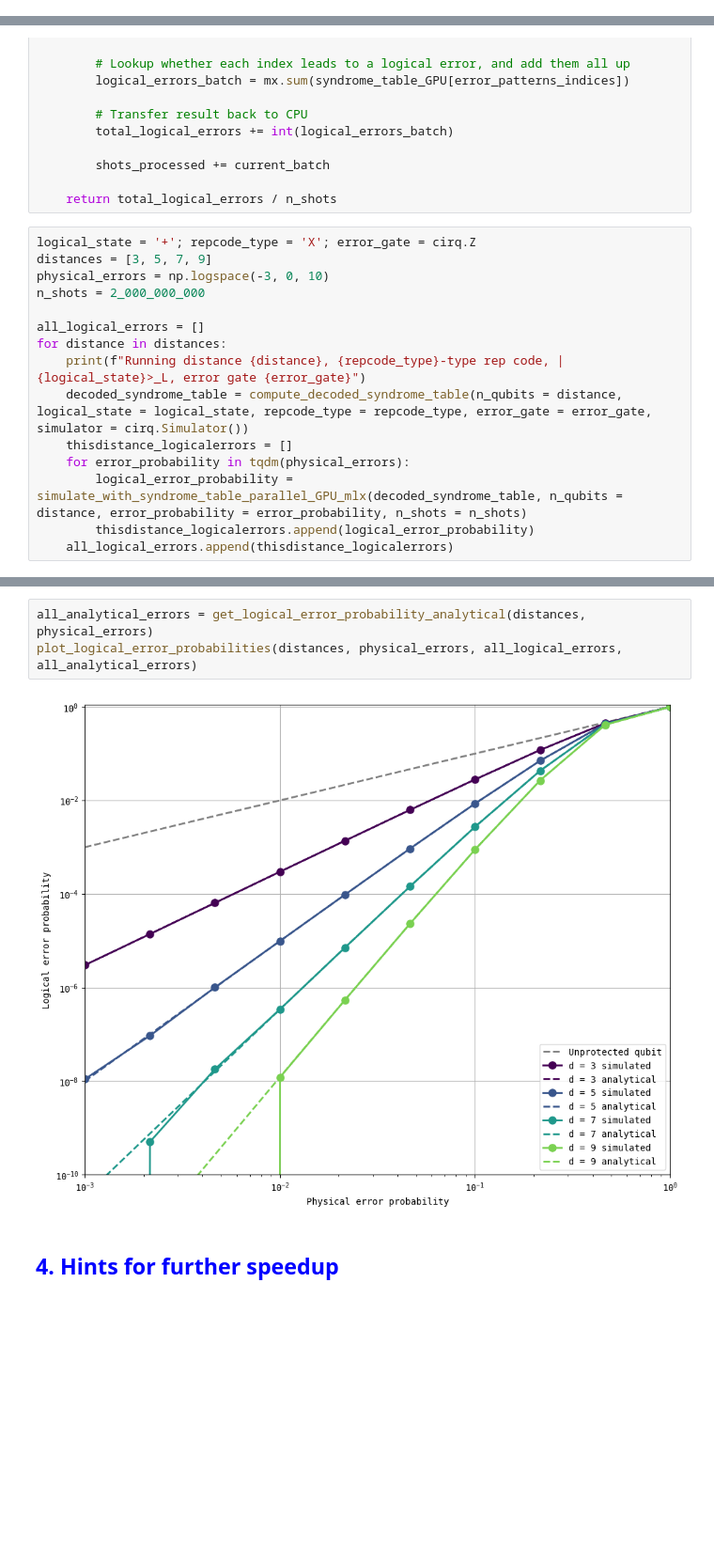
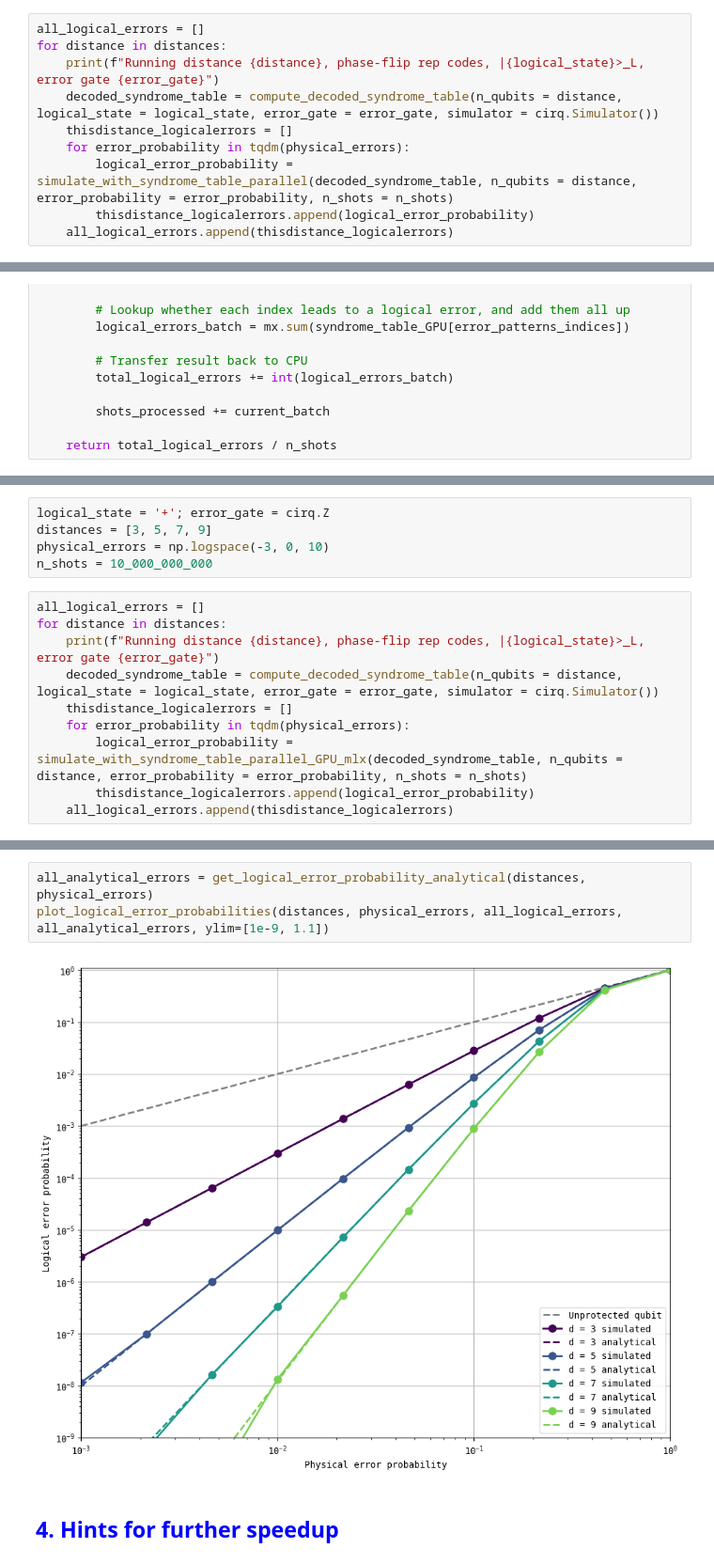
Before and after one commit to seunomonije/deltakit-textbook, a Jupyter notebook: docs/notebooks/ch2-classical-to-quantum-repcodes/running-faster-circuit-simulations.ipynb, the cells around one changed output, grey strips where cells are left out. Shown at 94% size. Drawn from its saved outputs; the diff is of its cells as text; blank space fills up the shorter version.

```diff
--- a/docs/notebooks/ch2-classical-to-quantum-repcodes/running-faster-circuit-simulations.ipynb
+++ b/docs/notebooks/ch2-classical-to-quantum-repcodes/running-faster-circuit-simulations.ipynb
@@ -369,0 +360,10 @@ Getting syndromes for all possible error locations in distance 3 X-type rep code
+# %%
+all_logical_errors = []
+for distance in distances:
+    print(f"Running distance {distance}, phase-flip rep codes, |{logical_state}>_L, error gate {error_gate}")
+    decoded_syndrome_table = compute_decoded_syndrome_table(n_qubits = distance, logical_state = logical_state, error_gate = error_gate, simulator = cirq.Simulator())
+    thisdistance_logicalerrors = []
+    for error_probability in tqdm(physical_errors):
+        logical_error_probability = simulate_with_syndrome_table_parallel(decoded_syndrome_table, n_qubits = distance, error_probability = error_probability, n_shots = n_shots)
+        thisdistance_logicalerrors.append(logical_error_probability)
+    all_logical_errors.append(thisdistance_logicalerrors)
@@ -435,18 +439,3 @@ def simulate_with_syndrome_table_parallel_GPU_mlx(decoded_syndrome_table, n_qubi
         shots_processed += current_batch
 
     return total_logical_errors / n_shots
-# %%
-logical_state = '+'; repcode_type = 'X'; error_gate = cirq.Z
-distances = [3, 5, 7, 9]
-physical_errors = np.logspace(-3, 0, 10)
-n_shots = 2_000_000_000
-
-all_logical_errors = []
-for distance in distances:
-    print(f"Running distance {distance}, {repcode_type}-type rep code, |{logical_state}>_L, error gate {error_gate}")
-    decoded_syndrome_table = compute_decoded_syndrome_table(n_qubits = distance, logical_state = logical_state, repcode_type = repcode_type, error_gate = error_gate, simulator = cirq.Simulator())
-    thisdistance_logicalerrors = []
-    for error_probability in tqdm(physical_errors):
-        logical_error_probability = simulate_with_syndrome_table_parallel_GPU_mlx(decoded_syndrome_table, n_qubits = distance, error_probability = error_probability, n_shots = n_shots)
-        thisdistance_logicalerrors.append(logical_error_probability)
-    all_logical_errors.append(thisdistance_logicalerrors)
@@ -461,0 +442,15 @@ Getting syndromes for all possible error locations in distance 9 X-type rep code
+# %%
+logical_state = '+'; error_gate = cirq.Z
+distances = [3, 5, 7, 9]
+physical_errors = np.logspace(-3, 0, 10)
+n_shots = 10_000_000_000
+# %%
+all_logical_errors = []
+for distance in distances:
+    print(f"Running distance {distance}, phase-flip rep codes, |{logical_state}>_L, error gate {error_gate}")
+    decoded_syndrome_table = compute_decoded_syndrome_table(n_qubits = distance, logical_state = logical_state, error_gate = error_gate, simulator = cirq.Simulator())
+    thisdistance_logicalerrors = []
+    for error_probability in tqdm(physical_errors):
+        logical_error_probability = simulate_with_syndrome_table_parallel_GPU_mlx(decoded_syndrome_table, n_qubits = distance, error_probability = error_probability, n_shots = n_shots)
+        thisdistance_logicalerrors.append(logical_error_probability)
+    all_logical_errors.append(thisdistance_logicalerrors)
@@ -466,8 +474,8 @@ The key benefit of being able to run 2B ($2\times10^9$) shots is that we can sim
 # %%
 all_analytical_errors = get_logical_error_probability_analytical(distances, physical_errors)
-plot_logical_error_probabilities(distances, physical_errors, all_logical_errors, all_analytical_errors)
+plot_logical_error_probabilities(distances, physical_errors, all_logical_errors, all_analytical_errors, ylim=[1e-9, 1.1])
 # %% [output]
-[figure, old version]
+[figure, new version]
 # %% [markdown]
 ## <font color='blue'>4. Hints for further speedup</font>
 # %% [markdown]
```
Also changed, not shown: parts of 20 cells of this notebook, 11 other files.
